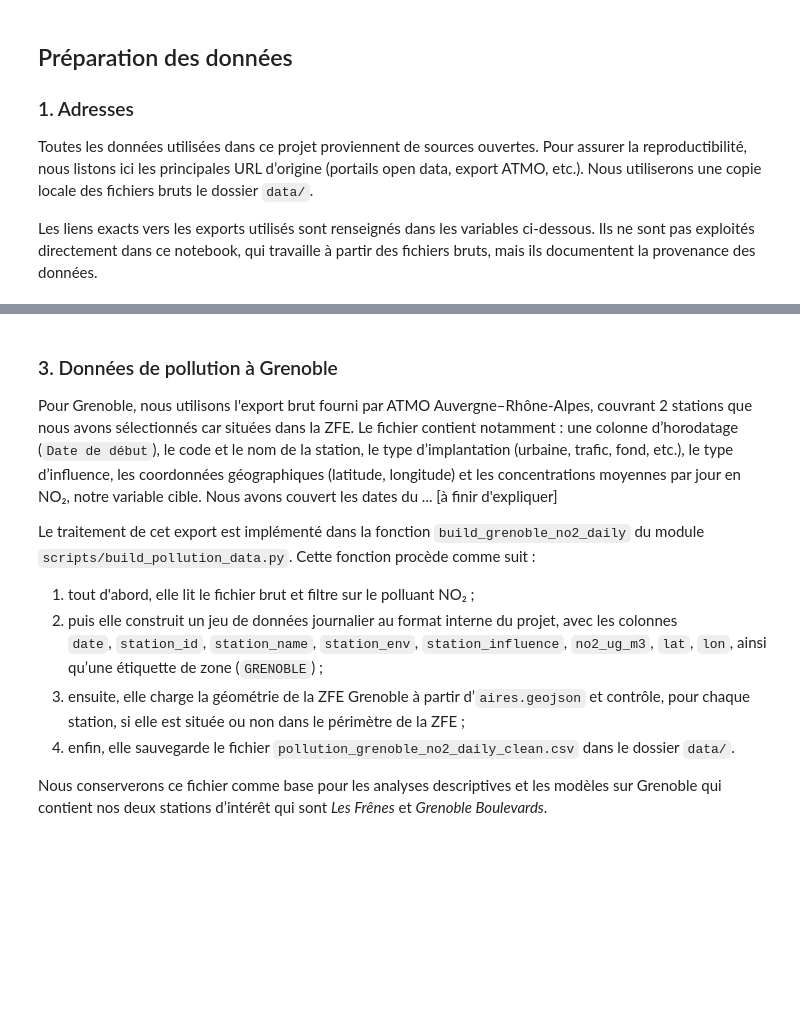
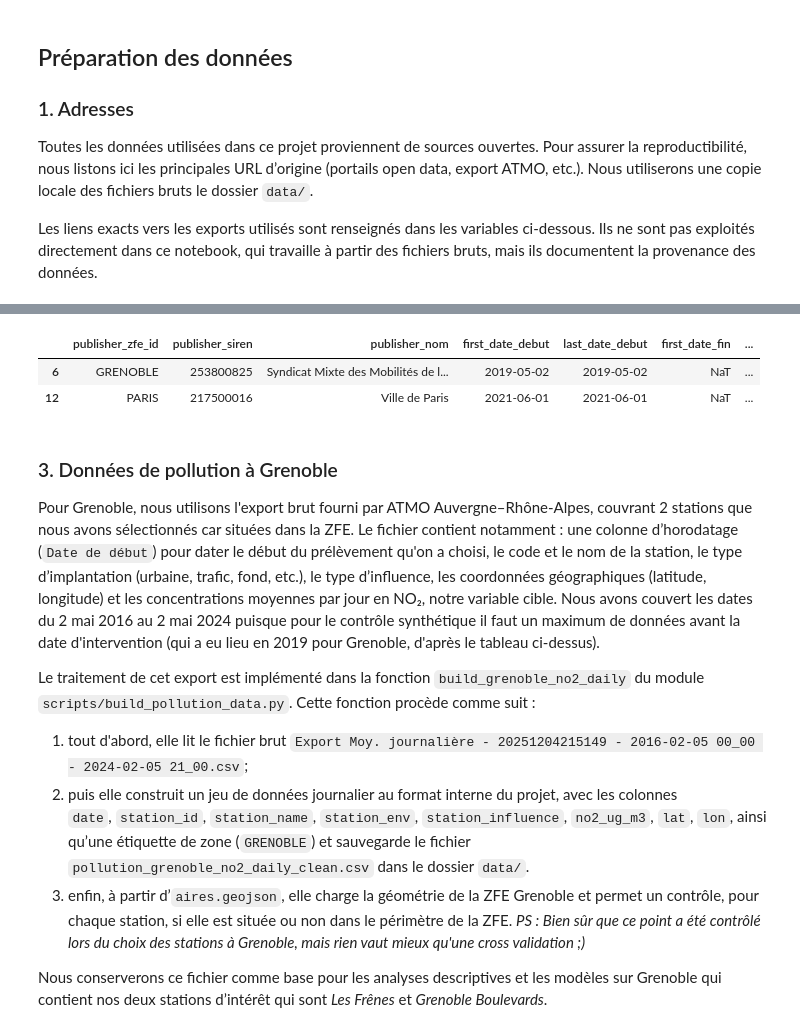
Before and after one commit to pasilvente/project_python_for_data_science_at_ENSAE_ZFE_ML_SCM, a Jupyter notebook: rapport_zfe.ipynb, the cells around one changed output, grey strips where cells are left out. Cells and saved outputs as stored; diff of their text form; code cells hidden in the pictures; blank space fills up the shorter version.

```diff
--- a/rapport_zfe.ipynb
+++ b/rapport_zfe.ipynb
@@ -197,19 +195,25 @@ Colonnes de zfe_meta :
 | 2 | ANNEMASSE | 200011773 | CA Annemasse-Les Voirons-Agglomér... | 2025-01-01 | 2025-01-01 | NaT | ... |
 | 3 | BORDEAUX | 243300316 | Bordeaux Métropole | 2025-01-01 | 2025-01-01 | NaT | ... |
 | 4 | CLERMONT-FERRAND | 246300701 | Clermont Auvergne métropole | 2023-07-01 | 2023-07-01 | NaT | ... |
+# %%
+filtre = zfe_meta[zfe_meta["publisher_zfe_id"].isin(["GRENOBLE", "PARIS"])]
+filtre
+# %% [output]
+|  | publisher_zfe_id | publisher_siren | publisher_nom | first_date_debut | last_date_debut | first_date_fin | ... |
+| 6 | GRENOBLE | 253800825 | Syndicat Mixte des Mobilités de l... | 2019-05-02 | 2019-05-02 | NaT | ... |
+| 12 | PARIS | 217500016 | Ville de Paris | 2021-06-01 | 2021-06-01 | NaT | ... |
 # %% [markdown]
 <a id="donnees-grenoble"></a>
 ### 3. Données de pollution à Grenoble
 
-Pour Grenoble, nous utilisons l'export brut fourni par ATMO Auvergne–Rhône-Alpes, couvrant 2 stations que nous avons sélectionnés car situées dans la ZFE. Le fichier contient notamment : une colonne d’horodatage (`Date de début`), le code et le nom de la station, le type d’implantation (urbaine, trafic, fond, etc.), le type d’influence, les coordonnées géographiques (latitude, longitude) et les concentrations moyennes par jour en NO₂, notre variable cible. Nous avons couvert les dates du ... [à finir d'expliquer]
+Pour Grenoble, nous utilisons l'export brut fourni par ATMO Auvergne–Rhône-Alpes, couvrant 2 stations que nous avons sélectionnés car situées dans la ZFE. Le fichier contient notamment : une colonne d’horodatage (`Date de début`) pour dater le début du prélèvement qu'on a choisi, le code et le nom de la station, le type d’implantation (urbaine, trafic, fond, etc.), le type d’influence, les coordonnées géographiques (latitude, longitude) et les concentrations moyennes par jour en NO₂, notre variable cible. Nous avons couvert les dates du 2 mai 2016 au 2 mai 2024 puisque pour le contrôle synthétique il faut un maximum de données avant la date d'intervention (qui a eu lieu en 2019 pour Grenoble, d'après le tableau ci-dessus).
 
 Le traitement de cet export est implémenté dans la fonction `build_grenoble_no2_daily` du module `scripts/build_pollution_data.py`. Cette fonction procède comme suit :
 
-1. tout d'abord, elle lit le fichier brut et filtre sur le polluant NO₂ ;
+1. tout d'abord, elle lit le fichier brut `Export Moy. journalière - 20251204215149 - 2016-02-05 00_00 - 2024-02-05 21_00.csv`;
 2. puis elle construit un jeu de données journalier au format interne du projet, avec les colonnes
-   `date`, `station_id`, `station_name`, `station_env`, `station_influence`, `no2_ug_m3`, `lat`, `lon`, ainsi qu’une étiquette de zone (`GRENOBLE`) ;
-3. ensuite, elle charge la géométrie de la ZFE Grenoble à partir d’`aires.geojson` et contrôle, pour chaque station, si elle est située ou non dans le périmètre de la ZFE ;
-4. enfin, elle sauvegarde le fichier `pollution_grenoble_no2_daily_clean.csv` dans le dossier `data/`.
+   `date`, `station_id`, `station_name`, `station_env`, `station_influence`, `no2_ug_m3`, `lat`, `lon`, ainsi qu’une étiquette de zone (`GRENOBLE`) et sauvegarde le fichier `pollution_grenoble_no2_daily_clean.csv` dans le dossier `data/`.
+3. enfin, à partir d’`aires.geojson`, elle charge la géométrie de la ZFE Grenoble et permet un contrôle, pour chaque station, si elle est située ou non dans le périmètre de la ZFE. *PS : Bien sûr que ce point a été contrôlé lors du choix des stations à Grenoble, mais rien vaut mieux qu'une cross validation ;)*
 
 Nous conserverons ce fichier comme base pour les analyses descriptives et les modèles sur Grenoble qui contient nos deux stations d’intérêt qui sont *Les Frênes* et *Grenoble Boulevards*.
 # %%
```
Also changed, not shown: parts of 7 cells of this notebook, 3 other files.
